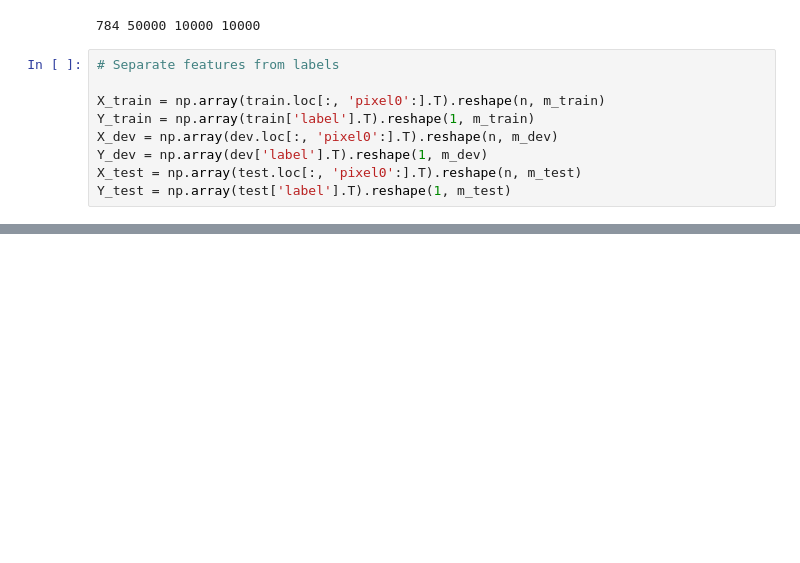
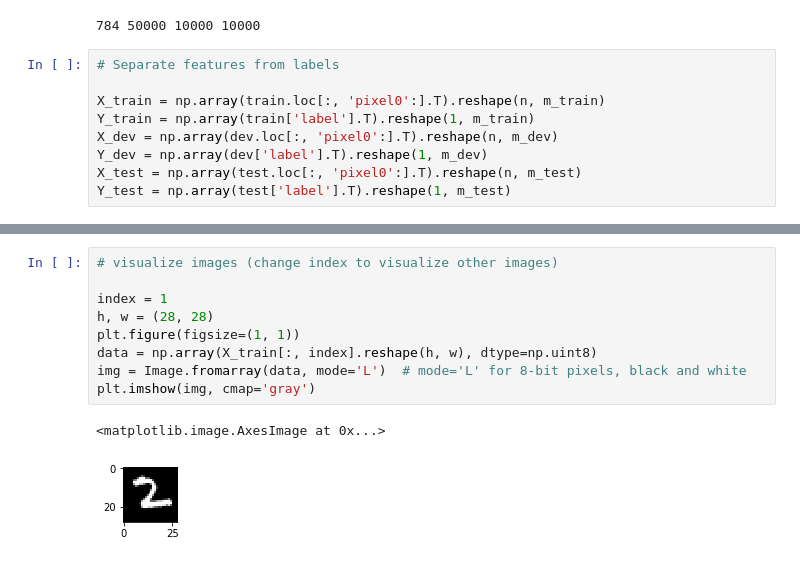
Before and after one commit to shubhamprasad0/simple-nn, a Jupyter notebook: src/MNIST.ipynb, the cells around one changed output, grey strips where cells are left out. Drawn from its saved outputs; the diff is of its cells as text; blank space fills up the shorter version.

```diff
--- a/src/MNIST.ipynb
+++ b/src/MNIST.ipynb
@@ -78,0 +83,12 @@ Y_test = np.array(test['label'].T).reshape(1, m_test)
+# %%
+# visualize images (change index to visualize other images)
+
+index = 1
+h, w = (28, 28)
+plt.figure(figsize=(1, 1))
+data = np.array(X_train[:, index].reshape(h, w), dtype=np.uint8)
+img = Image.fromarray(data, mode='L')  # mode='L' for 8-bit pixels, black and white
+plt.imshow(img, cmap='gray')
+# %% [output]
+<matplotlib.image.AxesImage at 0x...>
+[figure, added]
```
Also changed, not shown: parts of 7 cells of this notebook, 2 other files.
